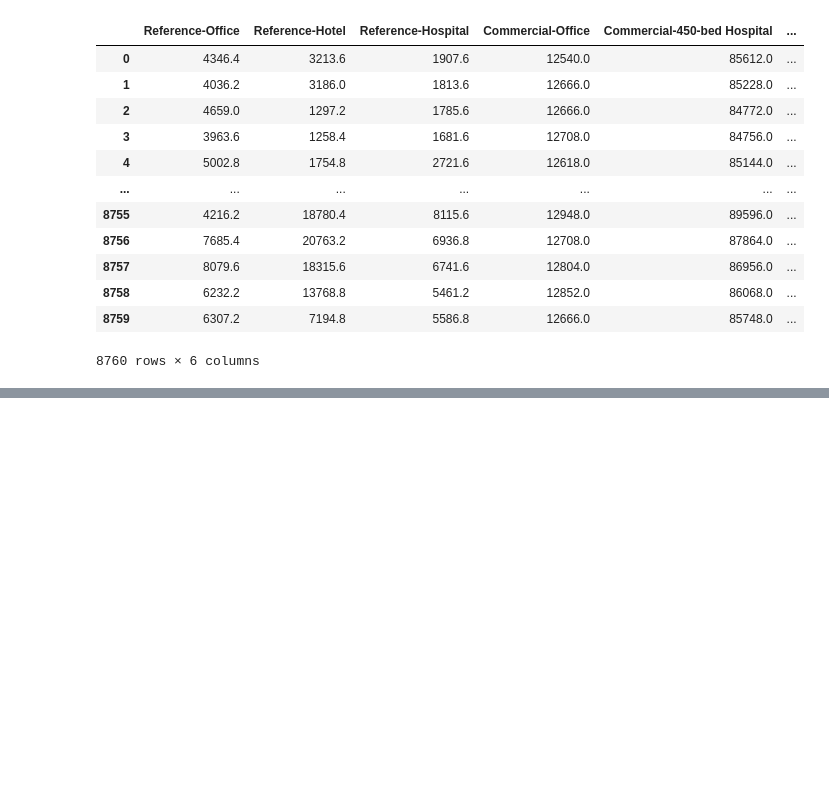
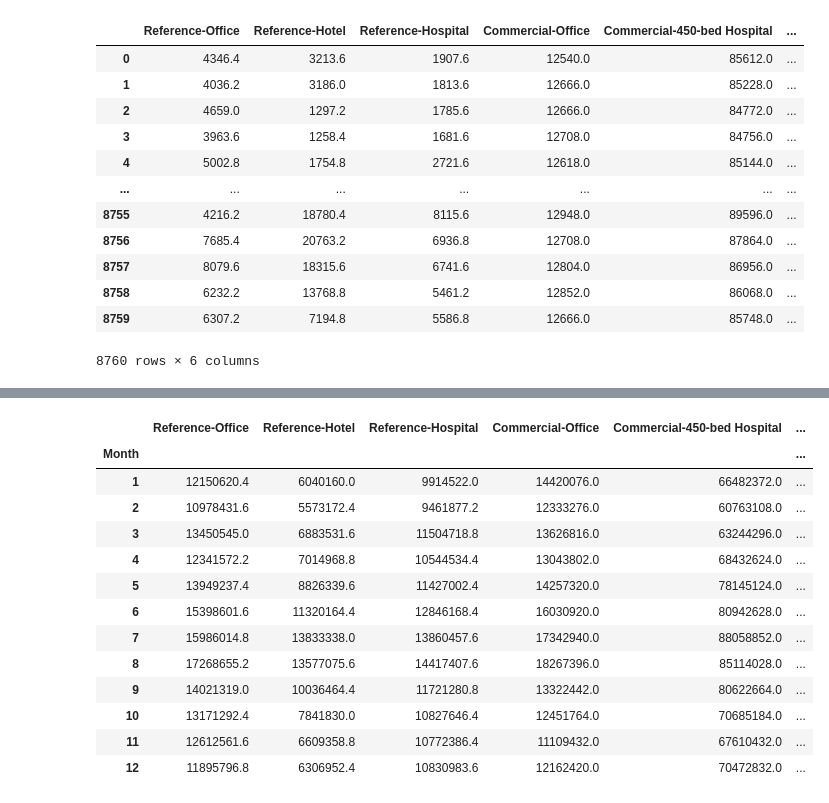
Before and after one commit to idloea/extended-open, a Jupyter notebook: notebooks/20230703-090301/analysis.ipynb, the cells around one changed output, grey strips where cells are left out. Cells and saved outputs as stored; diff of their text form; code cells hidden in the pictures; blank space fills up the shorter version.

```diff
--- a/notebooks/20230703-090301/analysis.ipynb
+++ b/notebooks/20230703-090301/analysis.ipynb
@@ -704,0 +758,6 @@ for column in electric_loads_df_in_kilowatts.columns:
+# %%
+hours = hvac_loads_df_in_kilowwats.index
+hvac_loads_df_in_kilowwats['Day'] = get_days_from_hours(hours=hours)
+hvac_loads_df_in_kilowwats['Date'] = pd.to_datetime(hvac_loads_df_in_kilowwats.Day, unit='D')
+hvac_loads_df_in_kilowwats['Month'] = hvac_loads_df_in_kilowwats['Date'].dt.month
+hvac_loads_df_in_kilowwats
@@ -704,0 +799,20 @@ for column in electric_loads_df_in_kilowatts.columns:
+# %%
+groupped_by_month_hvac_loads_df_in_kilowwats = hvac_loads_df_in_kilowwats.groupby('Month').sum()
+groupped_by_month_hvac_loads_df_in_kilowwats = groupped_by_month_hvac_loads_df_in_kilowwats.loc[:, groupped_by_month_hvac_loads_df_in_kilowwats.columns != 'Day']
+hvac_loads_df_in_kilowwats['Month'] = hvac_loads_df_in_kilowwats['Month'].apply(lambda x: calendar.month_name[x])
+groupped_by_month_hvac_loads_df_in_kilowwats
+# %% [output]
+|  | Reference-Office | Reference-Hotel | Reference-Hospital | Commercial-Office | Commercial-450-bed Hospital | ... |
+| Month |  |  |  |  |  | ... |
+| 1 | 12150620.4 | 6040160.0 | 9914522.0 | 14420076.0 | 66482372.0 | ... |
+| 2 | 10978431.6 | 5573172.4 | 9461877.2 | 12333276.0 | 60763108.0 | ... |
+| 3 | 13450545.0 | 6883531.6 | 11504718.8 | 13626816.0 | 63244296.0 | ... |
+| 4 | 12341572.2 | 7014968.8 | 10544534.4 | 13043802.0 | 68432624.0 | ... |
+| 5 | 13949237.4 | 8826339.6 | 11427002.4 | 14257320.0 | 78145124.0 | ... |
+| 6 | 15398601.6 | 11320164.4 | 12846168.4 | 16030920.0 | 80942628.0 | ... |
+| 7 | 15986014.8 | 13833338.0 | 13860457.6 | 17342940.0 | 88058852.0 | ... |
+| 8 | 17268655.2 | 13577075.6 | 14417407.6 | 18267396.0 | 85114028.0 | ... |
+| 9 | 14021319.0 | 10036464.4 | 11721280.8 | 13322442.0 | 80622664.0 | ... |
+| 10 | 13171292.4 | 7841830.0 | 10827646.4 | 12451764.0 | 70685184.0 | ... |
+| 11 | 12612561.6 | 6609358.8 | 10772386.4 | 11109432.0 | 67610432.0 | ... |
+| 12 | 11895796.8 | 6306952.4 | 10830983.6 | 12162420.0 | 70472832.0 | ... |
```
Also changed, not shown: parts of 19 cells of this notebook.
